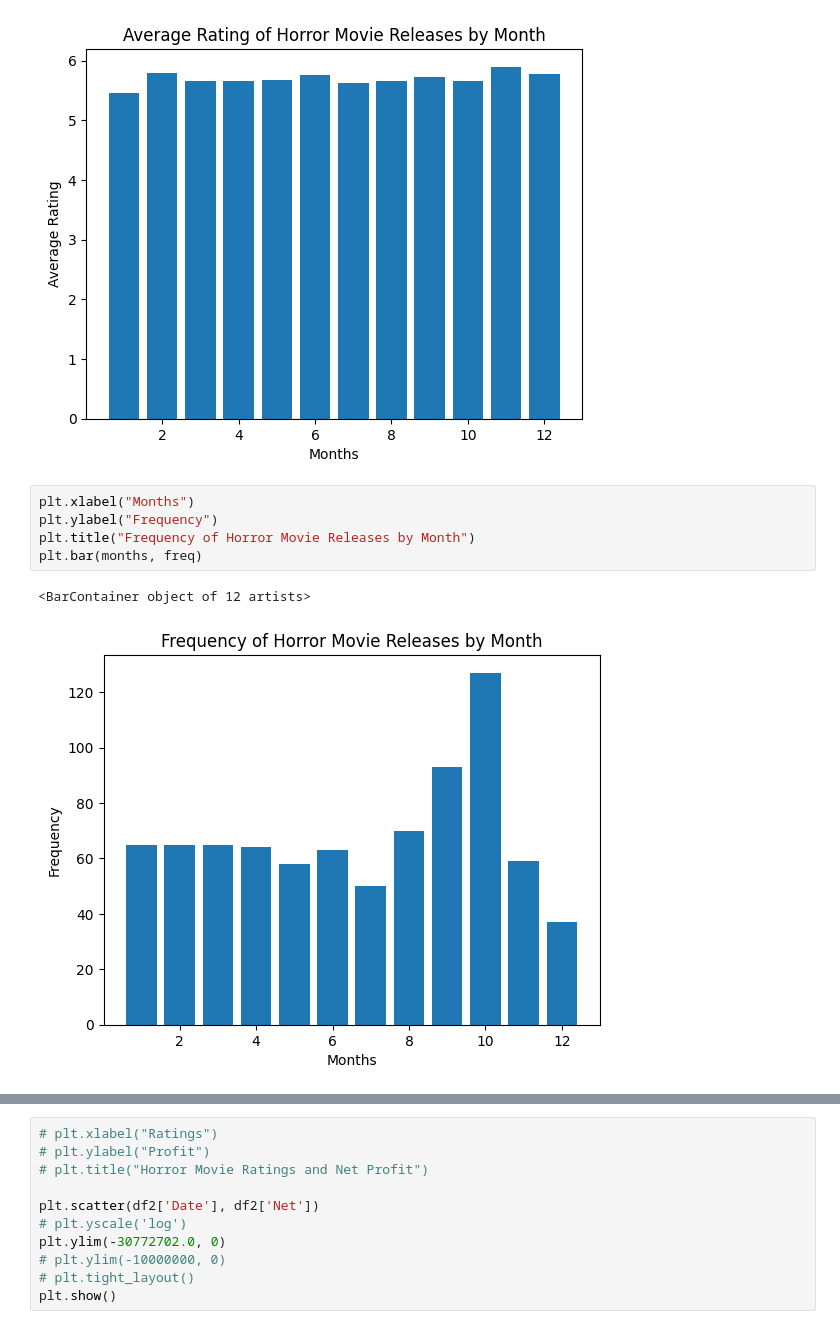
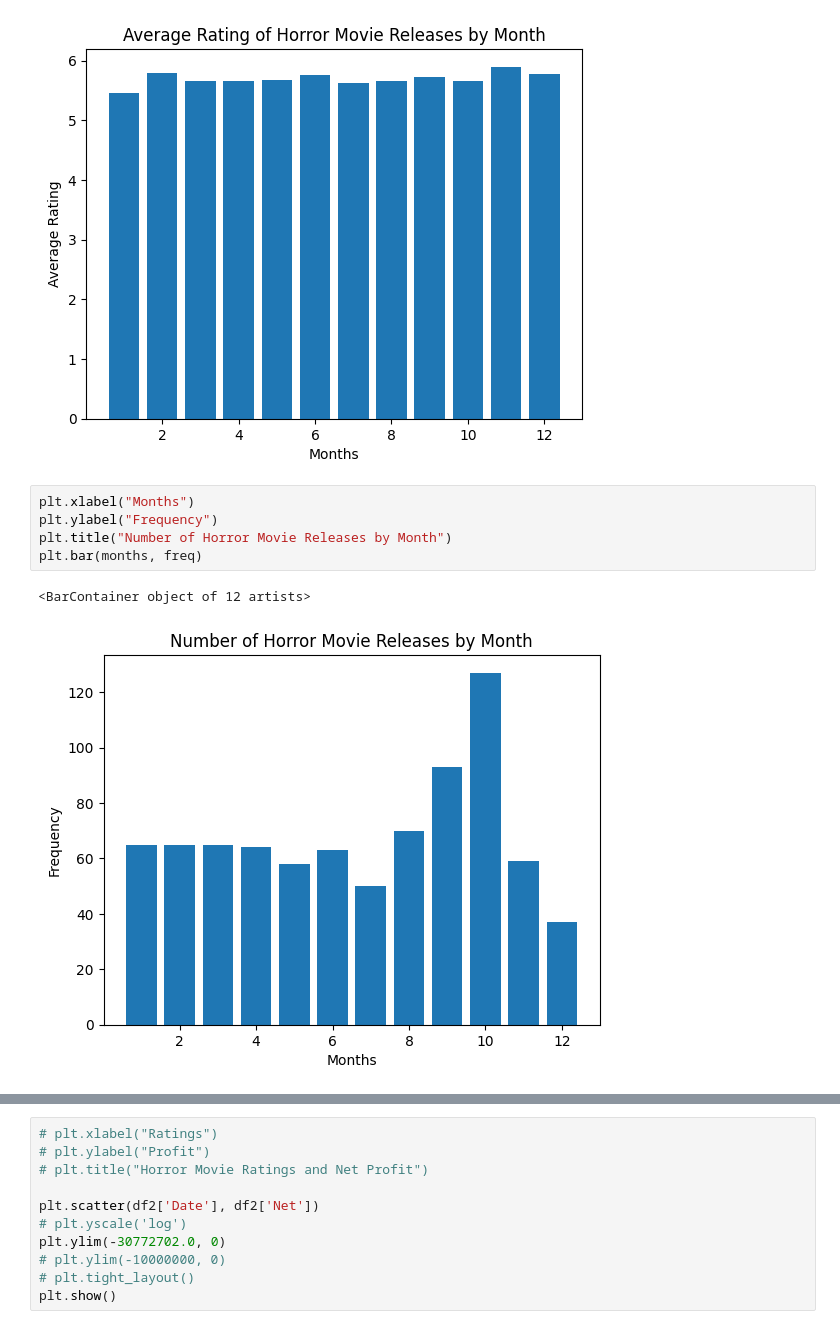
Before and after one commit to XinLiGitHub/imdbhorrorscraper, a Jupyter notebook: imdb_horror_graphs.ipynb, the cells around one changed output, grey strips where cells are left out. Saved outputs shown, nothing was run; the diff lists cells and outputs as text.

```diff
--- a/imdb_horror_graphs.ipynb
+++ b/imdb_horror_graphs.ipynb
@@ -75,11 +75,11 @@ plt.bar(months, avg)
 # %%
 plt.xlabel("Months")
 plt.ylabel("Frequency")
-plt.title("Frequency of Horror Movie Releases by Month")
+plt.title("Number of Horror Movie Releases by Month")
 plt.bar(months, freq)
 # %% [output]
 <BarContainer object of 12 artists>
-[figure, old version]
+[figure, new version]
 # %%
 RevenueTracker = {
     "Positive" : [0, 0, 0],
```
Also changed, not shown: parts of 7 cells of this notebook, 3 other files.
